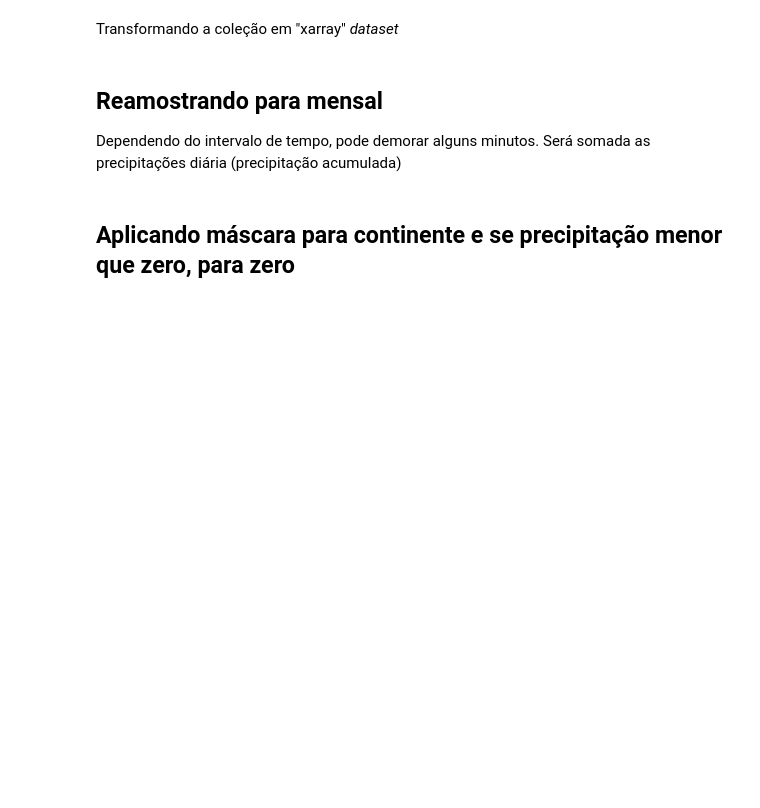
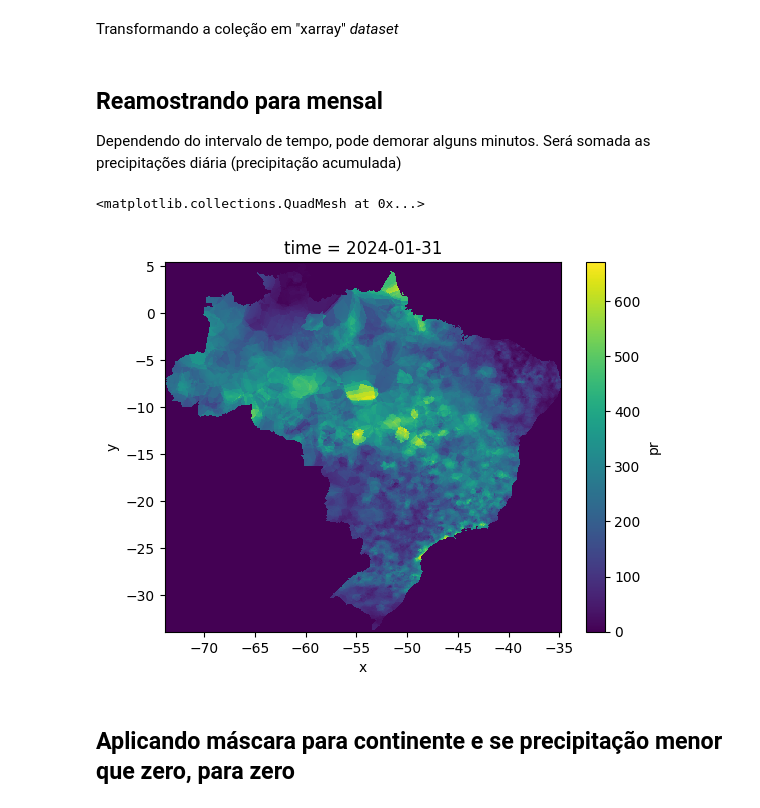
Before and after one commit to AlexandreCandidoXavier/BR-DWGD, a Jupyter notebook: notebooks/exemplo3_google_earth_export_geoTiff.ipynb, the cells around one changed output. Cells and saved outputs as stored; diff of their text form; code cells hidden in the pictures; blank space fills up the shorter version.

```diff
--- a/notebooks/exemplo3_google_earth_export_geoTiff.ipynb
+++ b/notebooks/exemplo3_google_earth_export_geoTiff.ipynb
@@ -45,8 +48,8 @@ Definições:
 var_name = 'pr'
 offset = 225
 scale  = 0.00686666
-time_start = '1961-01-01'
-time_end = '1962-01-01'
+time_start = '2024-01-01'
+time_end = '2026-01-01'
 # %% [markdown]
 Limites da área de interese
 # %%
@@ -67,3 +70,4 @@ collection = ee.ImageCollection('projects/ee-alexandrexavier/assets/BR-DWGD') \
                          .filterDate(time_start, time_end) \
                          .map(scaleBand) \
                          .select(var_name)
+grid_params = helpers.extract_grid_params(collection)
@@ -72,13 +74,9 @@ collection = ee.ImageCollection('projects/ee-alexandrexavier/assets/BR-DWGD') \
+# %%
+ds = xr.open_dataset(
+    collection,
+    engine='ee', **grid_params)
 # %% [markdown]
 Transformando a coleção em "xarray" *dataset*
-# %%
-ds = xr.open_dataset(
-    collection,
-    engine='ee',
-    scale=.1,
-    projection=collection.first().select(0).projection(),
-    geometry=ee.Geometry.Rectangle(xMin, yMin, xMax, yMax),
-).rename({'lon': 'x', 'lat':'y'})
 # %%
 # https://www.geopythontutorials.com/notebooks/xee_ic_to_netcdf.html
 ds = ds.transpose('time', 'y', 'x')
@@ -90,6 +88,11 @@ Dependendo do intervalo de tempo, pode demorar alguns minutos. Será somada as p
 ds_mes = ds[var_name].resample(time='ME').sum()
 # se que o valor médio mensal
 # ds_mes = ds[var_name].resample(time='ME').mean()
+# %%
+ds_mes.isel(time=0).plot()
+# %% [output]
+<matplotlib.collections.QuadMesh at 0x...>
+[figure, added]
 # %% [markdown]
 ## Aplicando máscara para continente e se precipitação menor que zero, para zero
 # %%
```
Also changed, not shown: parts of 7 cells of this notebook, 2 other files.
